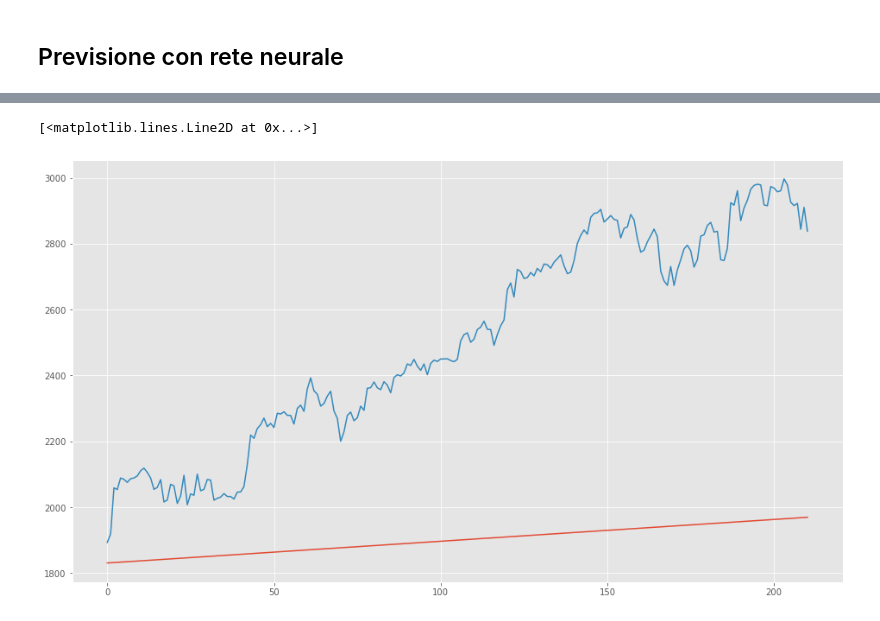
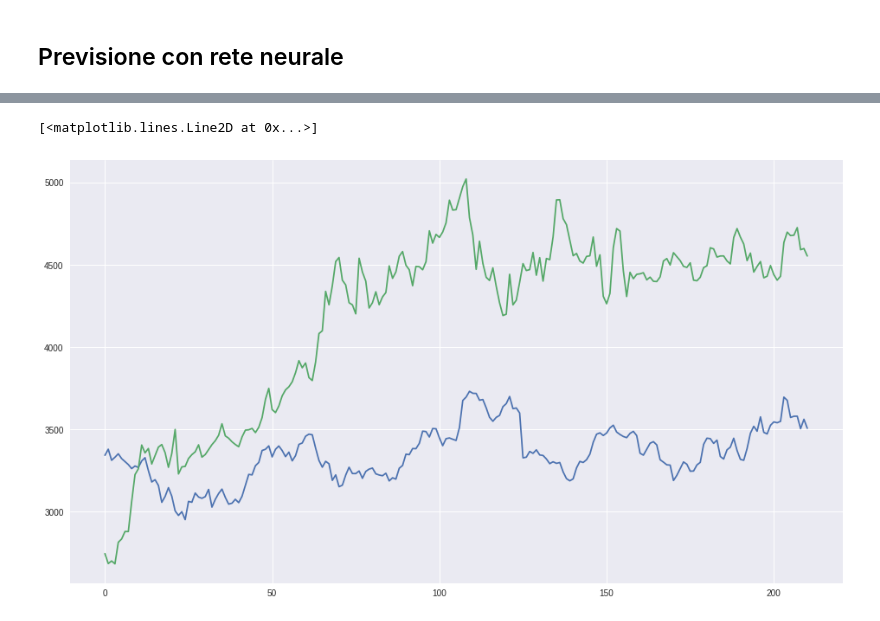
Before and after one commit to gabrielecanesi/Business-Intelligence, a Jupyter notebook: notebook.ipynb, the cells around one changed output, grey strips where cells are left out. Saved outputs shown, nothing was run; the diff lists cells and outputs as text; code cells hidden in the pictures.

```diff
--- a/notebook.ipynb
+++ b/notebook.ipynb
@@ -8,7 +8,7 @@ import numpy as np
 import pandas as pd
 import pandas_datareader as web
 print(plt.style.available)
-plt.style.use('ggplot')
+plt.style.use('seaborn')
 
 start_date = '2011-11-30'
 end_date = '2021-11-30'
@@ -246,0 +449,39 @@ ARIMA(order=(1, 1, 0), scoring_args={}, suppress_warnings=True)
+# %%
+import numpy as np
+from sklearn.linear_model import LinearRegression
+from sklearn.svm import SVR
+from sklearn.model_selection import train_test_split
+import matplotlib.pyplot as plt
+import pandas_datareader as web
+import datetime
+import pandas as pd
+
+start_date = '2009-9-29'
+end_date = '2021-12-09'
+#end_date = datetime.today()
+future_days = 211
+ticker = 'AMZN'
+df = datasets[ticker][:'2021-01-30']
+df[str(future_days) + '_Day_Price_Forecast'] = df[['Close']].shift(-future_days)
+X = np.array(df[['Close']])
+X = X[:df.shape[0] - future_days]
+y = np.array(df[str(future_days) + '_Day_Price_Forecast'])
+y = y[:-future_days]
+x_train, x_test, y_train, y_test = train_test_split(X, y, test_size=30/110)
+
+
+gamma = 0.00000001
+
+svr_rbf_confidence = 0
+svr_rbf = SVR(kernel='linear', C=1000, gamma=gamma)
+svr_rbf.fit(x_train, y_train)
+x_f = svr_rbf.predict(df[['Close']].iloc[df.shape[0] - future_days : df.shape[0]])
+#svm_prediction = np.append(df['Close'].iloc[df.shape[0] - x_test.shape[0]: df.shape[0]], x_f)
+svr_rbf_confidence = svr_rbf.score(x_test, y_test)
+
+#minimo = svm_prediction.min()
+#massimo = svm_prediction.max()
+
+print(svr_rbf_confidence)
+
+#full_pred = svm_prediction
@@ -247,7 +495,7 @@ ARIMA(order=(1, 1, 0), scoring_args={}, suppress_warnings=True)
 # %%
 plt.figure(figsize=(16, 9))
-plt.plot(arima_model.predict(n_periods=validation.shape[0]))
-plt.plot(np.asarray(validation))
+plt.plot(np.asarray(datasets[ticker]['Adj Close']['2021-01-31':]))
+plt.plot(x_f)
 # %% [output]
 [<matplotlib.lines.Line2D at 0x...>]
-[figure, old version]
+[figure, new version]
```
Also changed, not shown: parts of 15 cells of this notebook.
